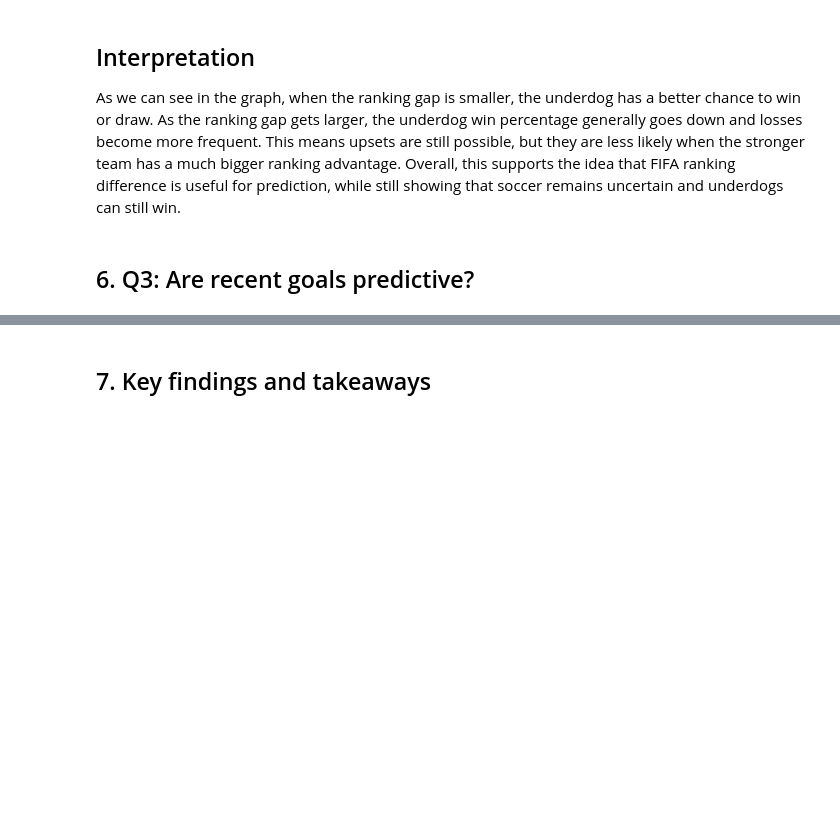
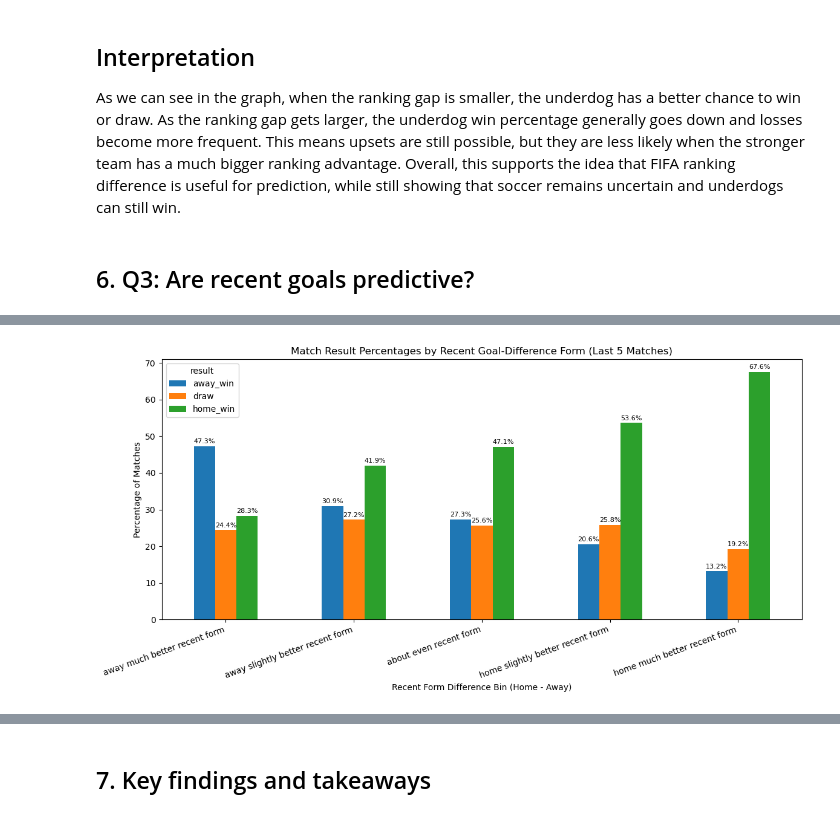
Before and after one commit to Alejandromarchesini12/fifa-worldcup-ml-simulation, a Jupyter notebook: notebooks/Phase2_Exploratory_Data_Analysis.ipynb, the cells around one changed output, grey strips where cells are left out. Drawn from its saved outputs; the diff is of its cells as text; code cells hidden in the pictures; blank space fills up the shorter version.

Commit message:
Finish Q3 if goals can predict the outcome

```diff
--- a/notebooks/Phase2_Exploratory_Data_Analysis.ipynb
+++ b/notebooks/Phase2_Exploratory_Data_Analysis.ipynb
@@ -516,0 +559,23 @@ As we can see in the graph, when the ranking gap is smaller, the underdog has a
+# %%
+
+# 2) Create recent form features (last 5 previous matches)
+
+# shift(1) is very important:
+# it prevents data leakage by excluding the current match from its own features.
+# min_periods=3 means we need at least 3 prior matches to compute form.
+
+team_matches["recent_gf_5"] = (
+    team_matches.groupby("team")["goals_for"]
+    .transform(lambda s: s.shift(1).rolling(window=5, min_periods=3).mean())
+)
+
+team_matches["recent_ga_5"] = (
+    team_matches.groupby("team")["goals_against"]
+    .transform(lambda s: s.shift(1).rolling(window=5, min_periods=3).mean())
+)
+
+# Recent goal difference form
+team_matches["recent_gd_5"] = team_matches["recent_gf_5"] - team_matches["recent_ga_5"]
+
+print("Team-level table with recent form:")
+display(team_matches.head(10))
@@ -516,0 +700,23 @@ As we can see in the graph, when the ranking gap is smaller, the underdog has a
+# %%
+# -----------------------------
+# 5) Plot
+# -----------------------------
+ax = q3_table.plot(kind="bar", figsize=(12, 6))
+
+plt.title("Match Result Percentages by Recent Goal-Difference Form (Last 5 Matches)")
+plt.xlabel("Recent Form Difference Bin (Home - Away)")
+plt.ylabel("Percentage of Matches")
+plt.xticks(rotation=20, ha="right")
+
+# Add labels on bars
+for container in ax.containers:
+    labels_for_bars = [
+        f"{bar.get_height():.1f}%" if bar.get_height() > 0 else ""
+        for bar in container
+    ]
+    ax.bar_label(container, labels=labels_for_bars, padding=2, fontsize=8)
+
+plt.tight_layout()
+plt.show()
+# %% [output]
+[figure, added]
```
Also changed, not shown: parts of 5 cells of this notebook.
